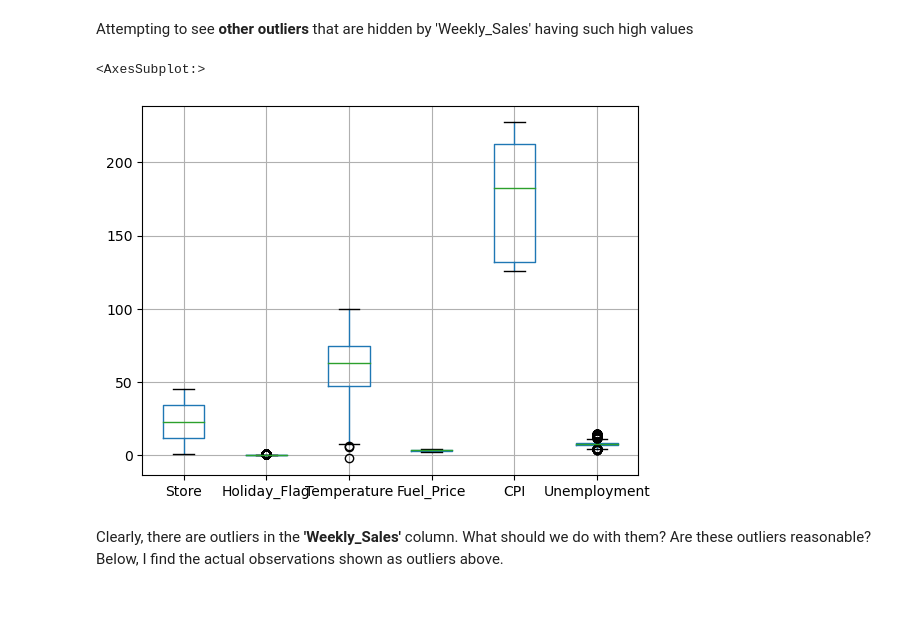
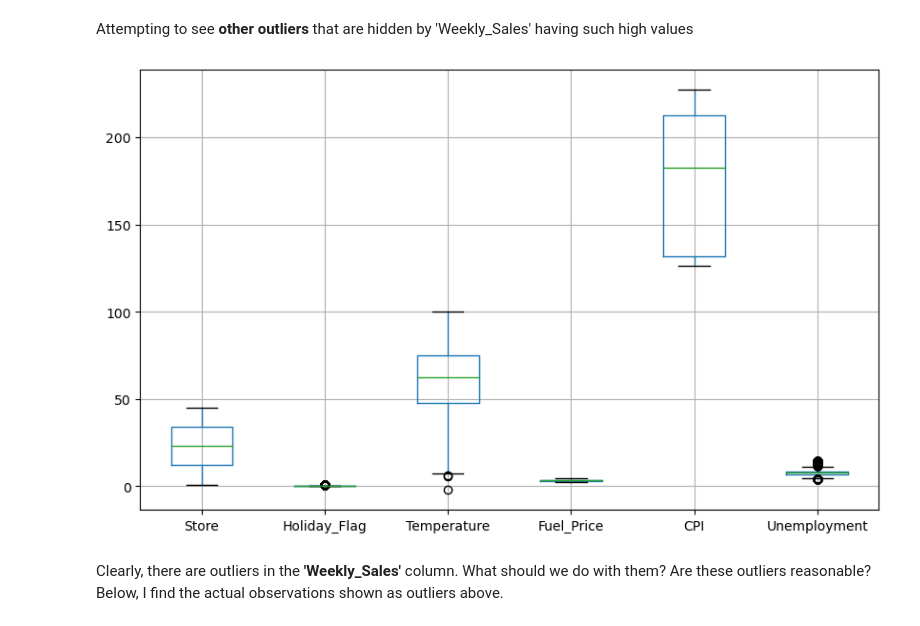
Before and after one commit to masonlonoff/WalmartSales, a Jupyter notebook: Exploratory_Data_Analysis.ipynb, the cells around one changed output. Drawn from its saved outputs; the diff is of its cells as text; code cells hidden in the pictures.

```diff
--- a/Exploratory_Data_Analysis.ipynb
+++ b/Exploratory_Data_Analysis.ipynb
@@ -45,11 +45,10 @@ Attempting to see **other outliers** that are hidden by 'Weekly_Sales' having su
 # %%
 df_copy = df.copy()
 
 df_copy.drop(columns = 'Weekly_Sales', inplace=True)
-df_copy.boxplot()
+df_copy.boxplot(figsize=(10,6));
 # %% [output]
-<AxesSubplot:>
-[figure, old version]
+[figure, new version]
 # %% [markdown]
 Clearly, there are outliers in the **'Weekly_Sales'** column. What should we do with them? Are these outliers reasonable? Below, I find the actual observations shown as outliers above.
 # %%
```
Also changed, not shown: parts of 2 cells of this notebook.
